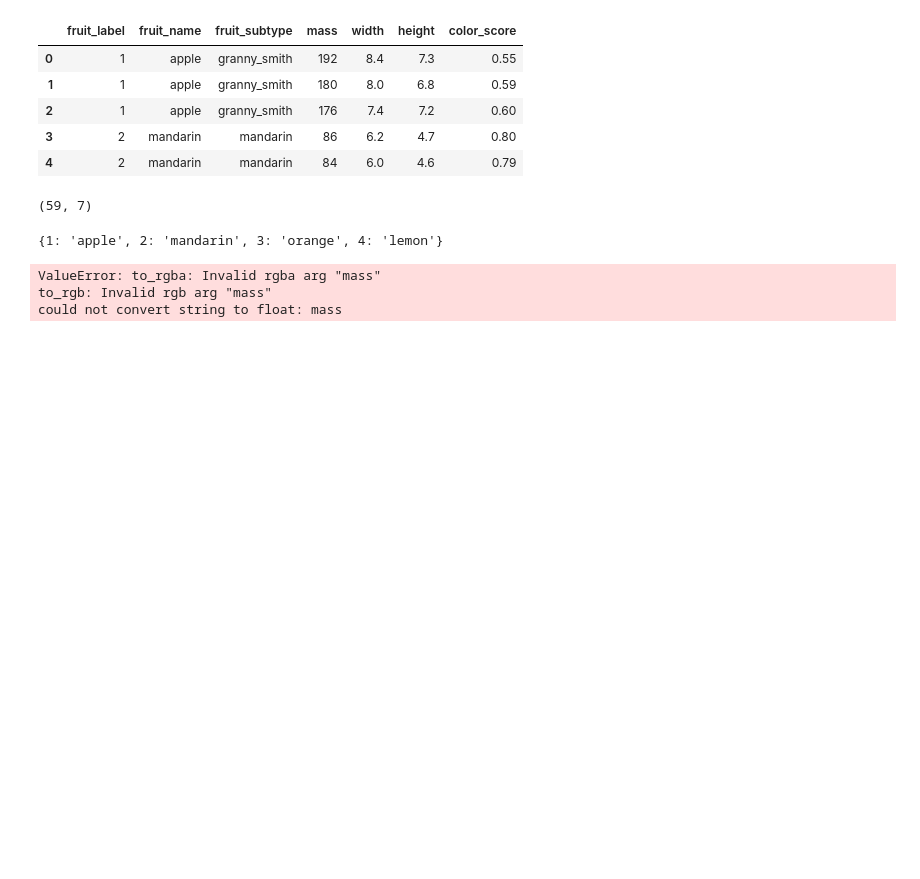
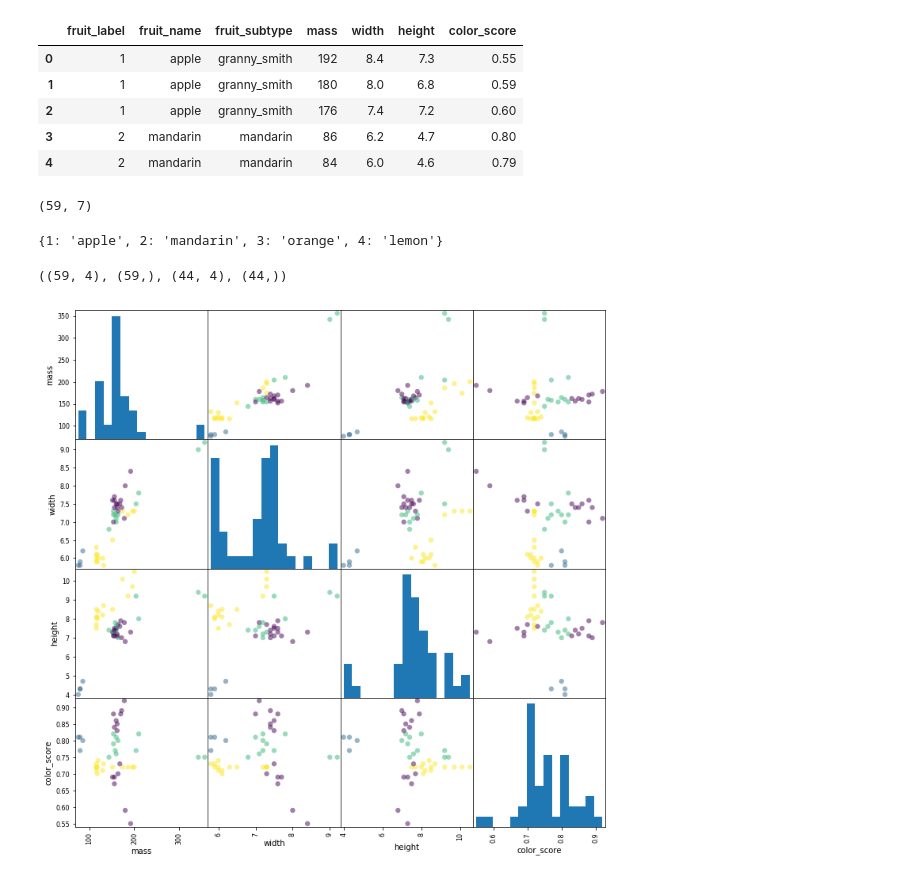
Before and after one commit to c-shekhar/AppliedML, a Jupyter notebook: Implementations/fruits.ipynb, the cells around one changed output. Cells and saved outputs as stored; diff of their text form; code cells hidden in the pictures; blank space fills up the shorter version.

Commit message:
updated fruits scatter_matrix plot

```diff
--- a/Implementations/fruits.ipynb
+++ b/Implementations/fruits.ipynb
@@ -25,13 +25,16 @@ fruits_name_lookup
 # %%
 X = fruits_data[['mass','width','height','color_score']]
 y = fruits_data['fruit_label']
-X_train,y_train,X_test,y_test = train_test_split(X,y,random_state=0)
-# X.shape,y.shape,X_train.shape,y_train.shape
+X_train,X_test,y_train,y_test = train_test_split(X,y,random_state=0)
+X.shape,y.shape,X_train.shape,y_train.shape
+# %% [output]
+((59, 4), (59,), (44, 4), (44,))
 # %%
-from matplotlib import cm
-cmap = cm.get_cmap('gnuplot')
-scatter = pd.scatter_matrix(X_train, c=y_train, marker='o', s=40, hist_kwds={'bins':15}, fig_size=(12,12),cmap=cmap)
+from pandas.plotting import scatter_matrix
+# from matplotlib import cm
+# cmap = cm.get_cmap('gnuplot')
+# scatter = scatter_matrix(X_train,c=y_train, marker='o', s=40, hist_kwds={'bins':15}, figsize=(12,12), cmap=cmap)
+scatter = scatter_matrix(X_train,c=y_train, marker='o', s=40, hist_kwds={'bins':15}, figsize=(12,12))
+plt.show()
 # %% [output]
-ValueError: to_rgba: Invalid rgba arg "mass"
-to_rgb: Invalid rgb arg "mass"
-could not convert string to float: mass
+[figure, added]
```
